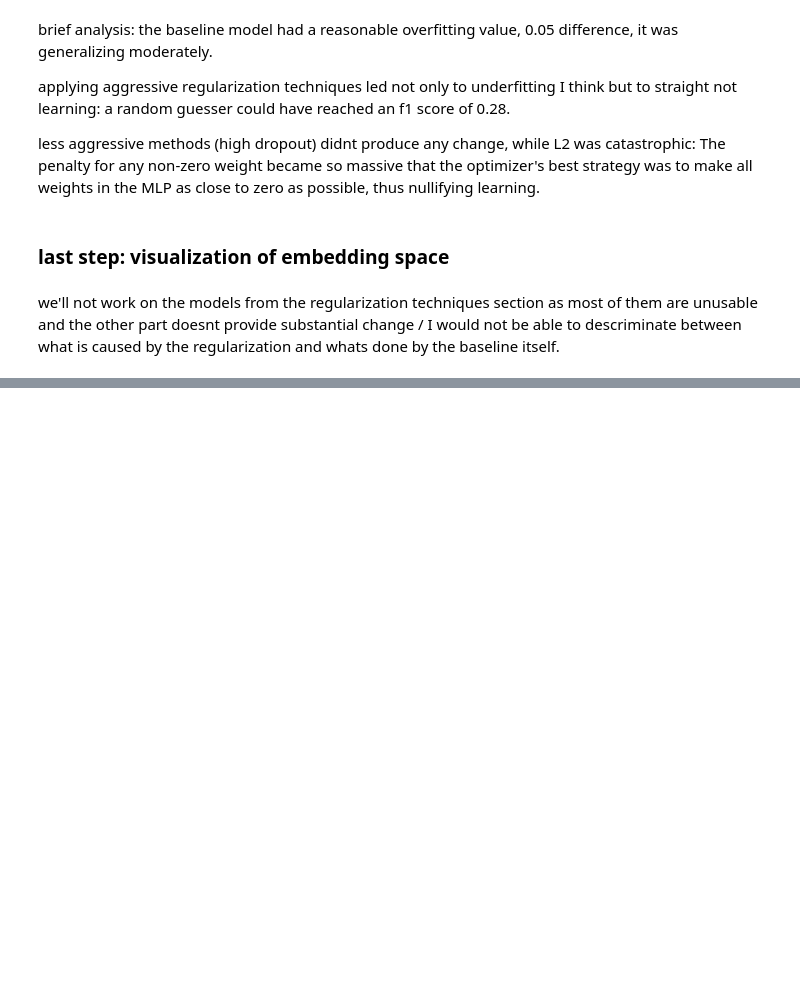
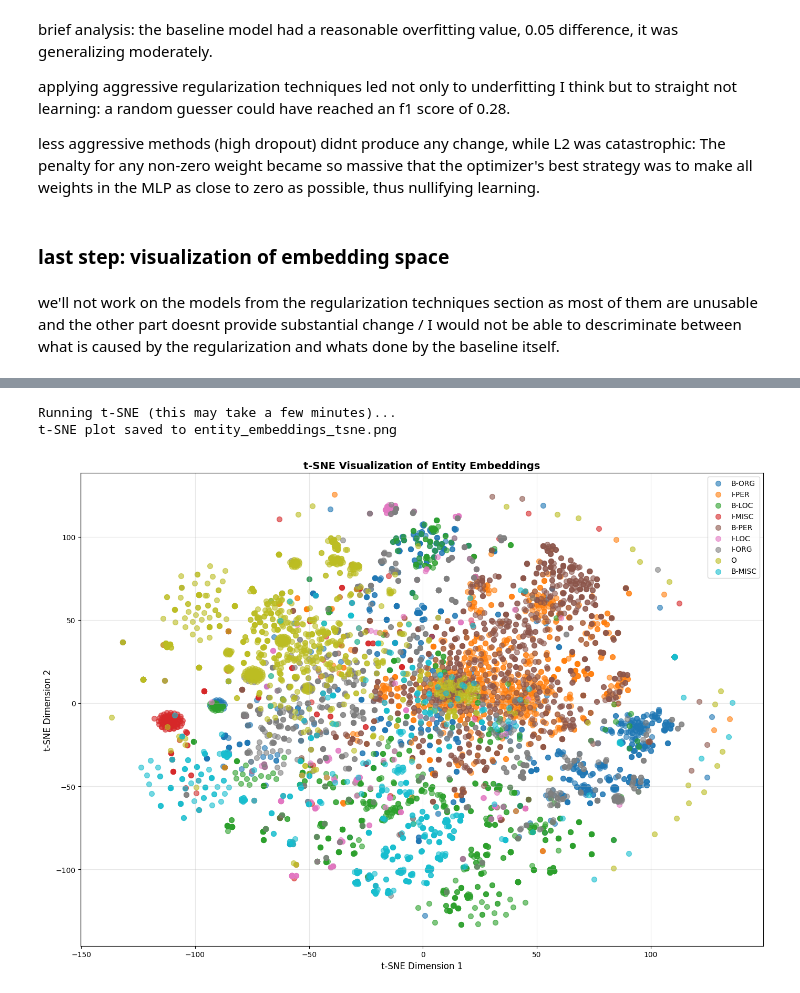
Before and after one commit to Jj-source/deepl_nlp, a Jupyter notebook: assignment1/hw1_NER_GloVe_updated.ipynb, the cells around one changed output, grey strips where cells are left out. Drawn from its saved outputs; the diff is of its cells as text; code cells hidden in the pictures; blank space fills up the shorter version.

```diff
--- a/assignment1/hw1_NER_GloVe_updated.ipynb
+++ b/assignment1/hw1_NER_GloVe_updated.ipynb
@@ -2355,0 +2248,7 @@ TypeError: TSNE.__init__() got an unexpected keyword argument 'n_iter'
+# %%
+# Visualize embeddings using t-SNE
+visualize_embeddings_tsne(all_embeddings, sampled_labels, tag_names, save_path='entity_embeddings_tsne.png')
+# %% [output]
+Running t-SNE (this may take a few minutes)...
+t-SNE plot saved to entity_embeddings_tsne.png
+[figure, added]
```
Also changed, not shown: parts of 10 cells of this notebook, 2 other files.
